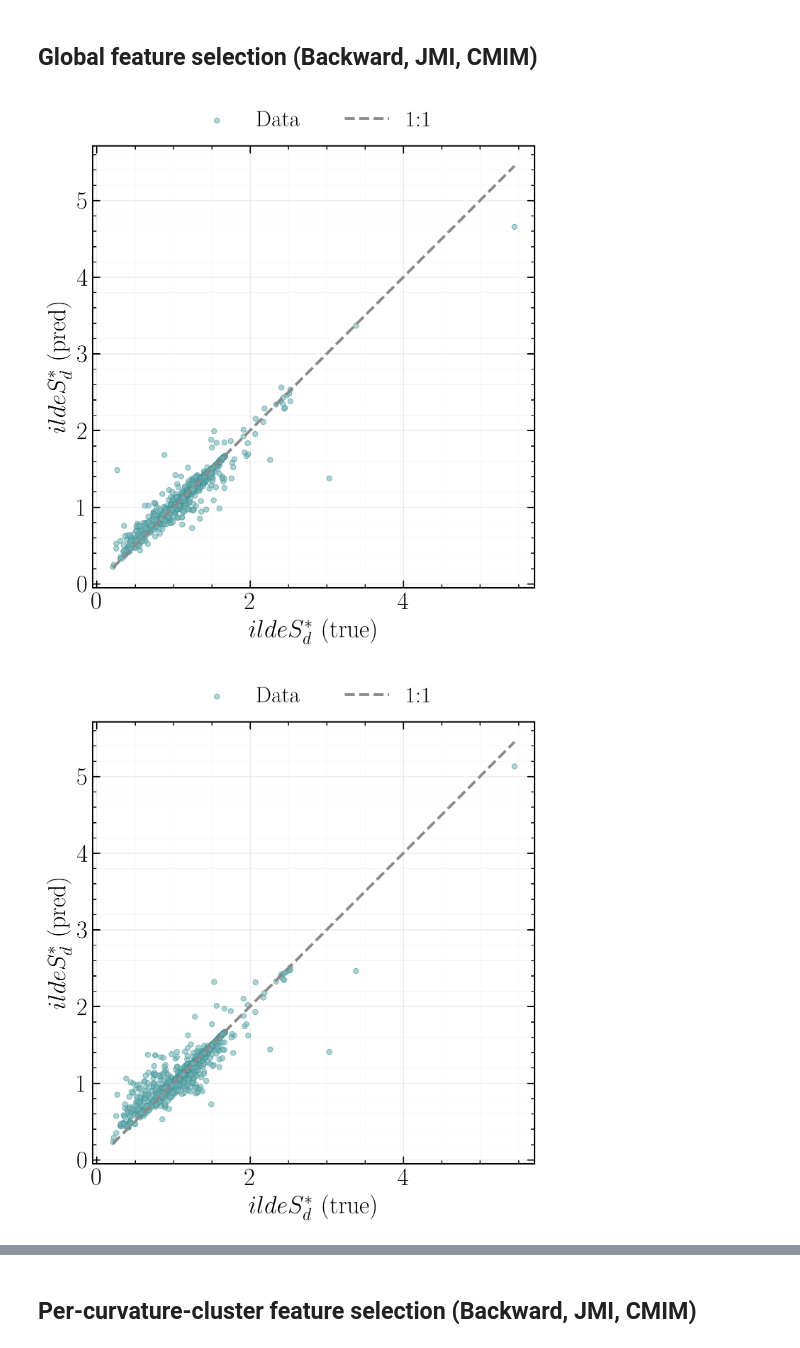
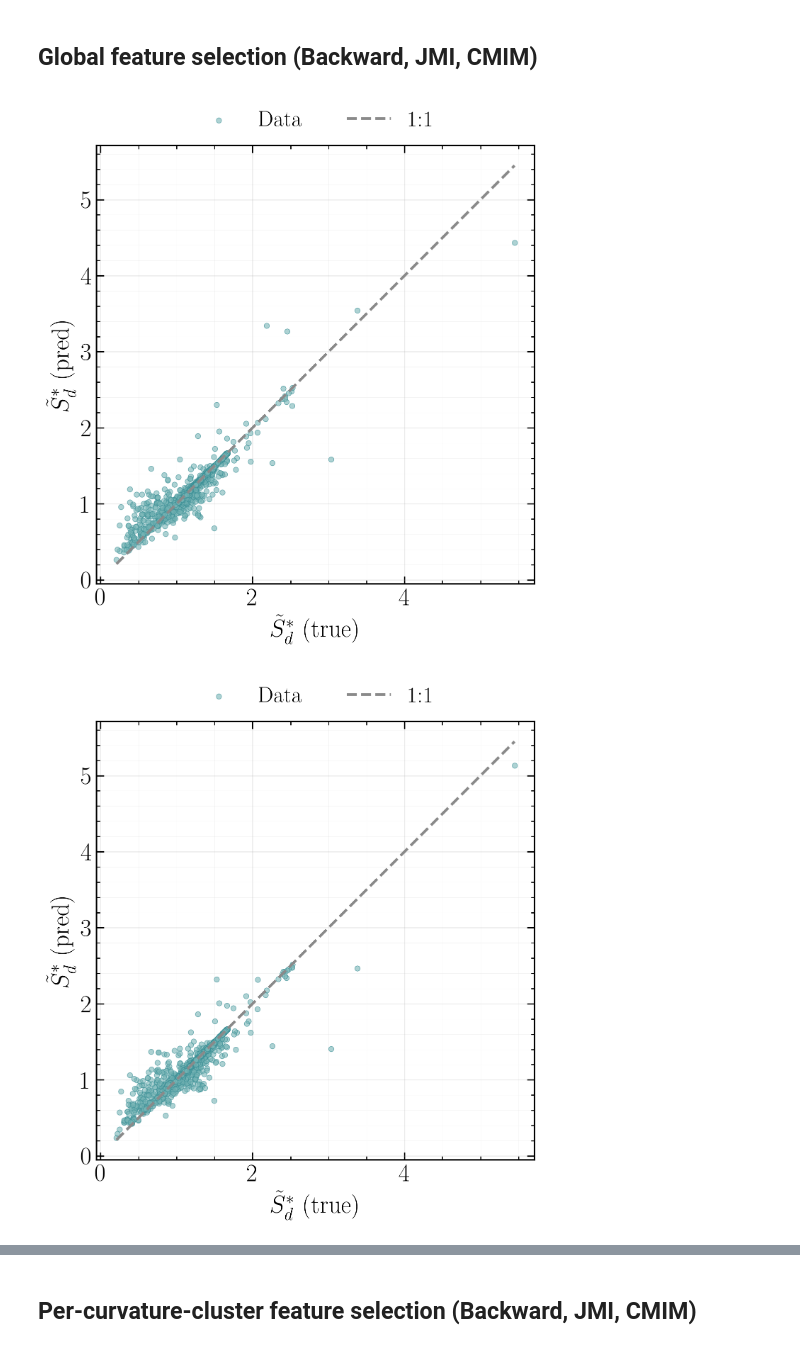
Before and after one commit to AlexandrosNtakoulas/FLAME-rf, a Jupyter notebook: notebooks/case_studies/Feature_selection_mi_cluster_jmi_cmim/Feature_selection_combined_pipeline.ipynb, the cells around one changed output, grey strips where cells are left out. Saved outputs shown, nothing was run; the diff lists cells and outputs as text; code cells hidden in the pictures.

```diff
--- a/notebooks/case_studies/Feature_selection_mi_cluster_jmi_cmim/Feature_selection_combined_pipeline.ipynb
+++ b/notebooks/case_studies/Feature_selection_mi_cluster_jmi_cmim/Feature_selection_combined_pipeline.ipynb
@@ -410,8 +445,8 @@ def plot_feature_mi_table(df: pd.DataFrame, features: List[str], stem: str, rand
     im = ax.imshow(mi_table.to_numpy(), vmin=0, vmax=vmax, cmap="viridis")
     ax.set_xticks(np.arange(len(features)))
     ax.set_yticks(np.arange(len(features)))
-    ax.set_xticklabels(features, fontsize=max(PLOT_FONT_SIZE - 6, 6), rotation=60)
-    ax.set_yticklabels(features, fontsize=max(PLOT_FONT_SIZE - 6, 6), rotation=0)
+    ax.set_xticklabels([_latexify_feature(f) for f in features], fontsize=max(PLOT_FONT_SIZE - 6, 6), rotation=60)
+    ax.set_yticklabels([_latexify_feature(f) for f in features], fontsize=max(PLOT_FONT_SIZE - 6, 6), rotation=0)
     fig.colorbar(im, label="Mutual information")
     style_axes(ax)
     ax.grid(False)
@@ -472,7 +507,7 @@ def plot_mi_dendrogram(
     fig, ax = plt.subplots(figsize=(0.35 * len(mi.columns) + 3, 6), dpi=FIG_DPI, constrained_layout=True)
     dendrogram(
         Z,
-        labels=list(mi.columns),
+        labels=[_latexify_feature(f) for f in mi.columns],
         leaf_rotation=90,
         leaf_font_size=8,
         ax=ax,
@@ -894,14 +929,19 @@ Curvature-bin cluster summary (pooled):
 # %%
 rows_global = []
 
+# Helper: get representative set (fallback to full feature set)
+rep_features_use = [f for f in rep_features if f in dfc.columns]
+if not rep_features_use:
+    rep_features_use = list(model_features)
+
 # --- Backward (global) on full feature set ---
-X_all = dfc[model_features].to_numpy()
+X_all = dfc[rep_features_use].to_numpy()
 y_all = dfc[TARGET_VAR].to_numpy()
 
 bw_global = run_backward_selection(
     X=X_all,
     y=y_all,
-    feature_names=model_features,
+    feature_names=rep_features_use,
     n_features_to_select=BACKWARD_N_FEATURES_GLOBAL,
     random_state=RANDOM_STATE,
     scoring=SFS_SCORING,
@@ -926,10 +966,6 @@ if bw_global:
     })
 
 # --- JMI/CMIM (global) on representatives ---
-rep_features_use = [f for f in rep_features if f in dfc.columns]
-if not rep_features_use:
-    rep_features_use = list(model_features)
-
 jmi_global, _ = select_jmi_features(dfc, TARGET_VAR, rep_features_use, K_SELECT_GLOBAL, RANDOM_STATE)
 cmim_global, _ = select_cmim_features(dfc, TARGET_VAR, rep_features_use, K_SELECT_GLOBAL, RANDOM_STATE)
 
@@ -938,32 +974,32 @@ for method, feats in [("JMI", jmi_global), ("CMIM", cmim_global)]:
         continue
     r2, rmse, yte, ypred = evaluate_model_rf(dfc[feats].to_numpy(), y_all, TEST_SIZE, RANDOM_STATE)
     plot_pred_vs_true(
         yte,
         ypred,
         title=f"{method} (global) | top-{len(feats)}",
         save_stem=f"pred_vs_true_{method.lower()}_global_top{len(feats)}",
     )
     rows_global.append({
         "scope": "global",
         "method": method,
         "n_features": len(feats),
         "features": ", ".join(feats),
         "r2": r2,
         "rmse": rmse,
     })
 
 # --- Save global summary ---
 if rows_global:
     global_df = pd.DataFrame(rows_global)
     global_csv = SAVE_DIR / "feature_selection_global_summary.csv"
     global_df.to_csv(global_csv, index=False)
     print()
     print("Global selection summary:")
     print(global_df.to_string(index=False))
     print()
     print(f"[INFO] Wrote: {global_csv}")
 else:
     print("[WARN] No global selection results.")
 # %% [output]
-[figure, old version]
+[figure, new version]
-[figure, old version]
+[figure, new version]
```
Also changed, not shown: parts of 4 cells of this notebook, 10 other files.
